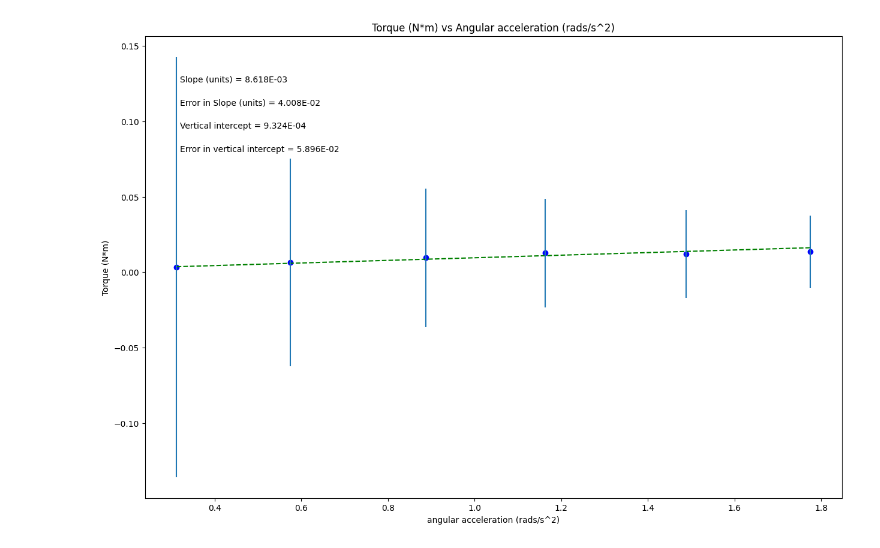
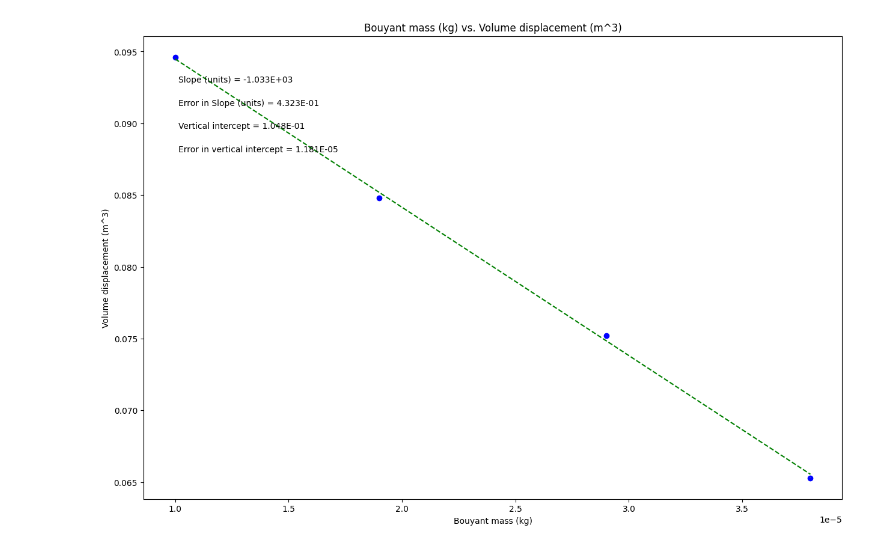
Before and after one commit to Isaac-LaF/PHSX-Lab-2, a Jupyter notebook: phsxlab_plotting_template.ipynb, the cells around one changed output. Saved outputs shown, nothing was run; the diff lists cells and outputs as text; code cells hidden in the pictures.

```diff
--- a/phsxlab_plotting_template.ipynb
+++ b/phsxlab_plotting_template.ipynb
@@ -19,31 +19,31 @@ import matplotlib.pyplot as plt
 #variable names should start with a letter and must contain only letters, numbers, and underscores
 
 
-Angular_accel = np.array([.3125, .5750, .8875, 1.1625, 1.4875, 1.7750])
+Bouyant_mass = np.array([.0946, .0848, .0752, .0653])
 
-Torque  = np.array([.0034, .0065, .0096, .0127, .0121, .0135])
+Volume= np.array([.000010, .000019, .000029, .000038])
 
-error_bars = np.array([.1393, .069, .046, .036, .029, .024])
+error_bars = np.array([.0000097, .0000098, .000011, .0000083])
 
 
 
 #Re-assign variables as x, y, dy so that the remaining plotting code may remain generic
 #UPDATE VARIABLE NAMES (ON RHS OF EACH EQUAL SIGN) TO MATCH VARIABLE NAMES FOR DATA ABOVE
 
-x = Angular_accel             #this should be the array you want to plot on the x axis
-y = Torque          #this should be the array you want to plot on the y axis
+x = Volume             #this should be the array you want to plot on the x axis
+y = Bouyant_mass        #this should be the array you want to plot on the y axis
 dy = error_bars       #this should be your error in y array
 
 
 #UPDATE EACH OF THESE 4 STRINGS FOR YOUR PLOT LABELS AS YOU WANT THEM TO APPEAR
 
-plot_title= 'Torque (N*m) vs Angular acceleration (rads/s^2)'
-x_label= 'angular acceleration (rads/s^2)'
-y_label= 'Torque (N*m)'
+plot_title= 'Bouyant mass (kg) vs. Volume displacement (m^3)'
+x_label= 'Bouyant mass (kg)'
+y_label= 'Volume displacement (m^3)'
 slope_units= 'units'
-
 #UPDATE ANNOTATION PLACEMENT SO IT'S OUT OF WAY OF PLOTTED DATA AND BEST FIT LINE
 #integer from 1 to 4, top R corner is 1 (counter-clockwise from there)
+
 
 annotation_placement=2
 
@@ -92,31 +92,31 @@ elif annotation_placement==3 or annotation_placement==4:
 #Don't need to change anything in this section!
 
 #Plot data on graph. Plot error bars and place values for slope,
 #error in slope, and vertical intercept (plus error) on the plot using "annotate"
 
 plt.figure(figsize=(15,10))
 
 plt.plot(x, fit, color='green', linestyle='--')
 plt.scatter(x, y, color='blue', marker='o')
 
 plt.xlabel(x_label)
 plt.ylabel(y_label)
 plt.title(plot_title)
 
 plt.errorbar(x, y, yerr=dy, xerr=None, fmt="none") #don't need to plot x error bars
 
 plt.annotate('Slope ({}) = {value:.{digits}E}'.format(slope_units,value=m, digits=3),
              (xpos, ypos[0]), xycoords='axes fraction')
 
 plt.annotate('Error in Slope ({}) = {value:.{digits}E}'.format(slope_units,value=dm, digits=3),
              (xpos, ypos[1]), xycoords='axes fraction')
 
 plt.annotate('Vertical intercept = {value:.{digits}E}'.format(value=b, digits=3),
              (xpos, ypos[2]), xycoords='axes fraction')
 
 plt.annotate('Error in vertical intercept = {value:.{digits}E}'.format(value=db, digits=3),
              (xpos, ypos[3]), xycoords='axes fraction')
 
 plt.show()
 # %% [output]
-[figure, old version]
+[figure, new version]
```
